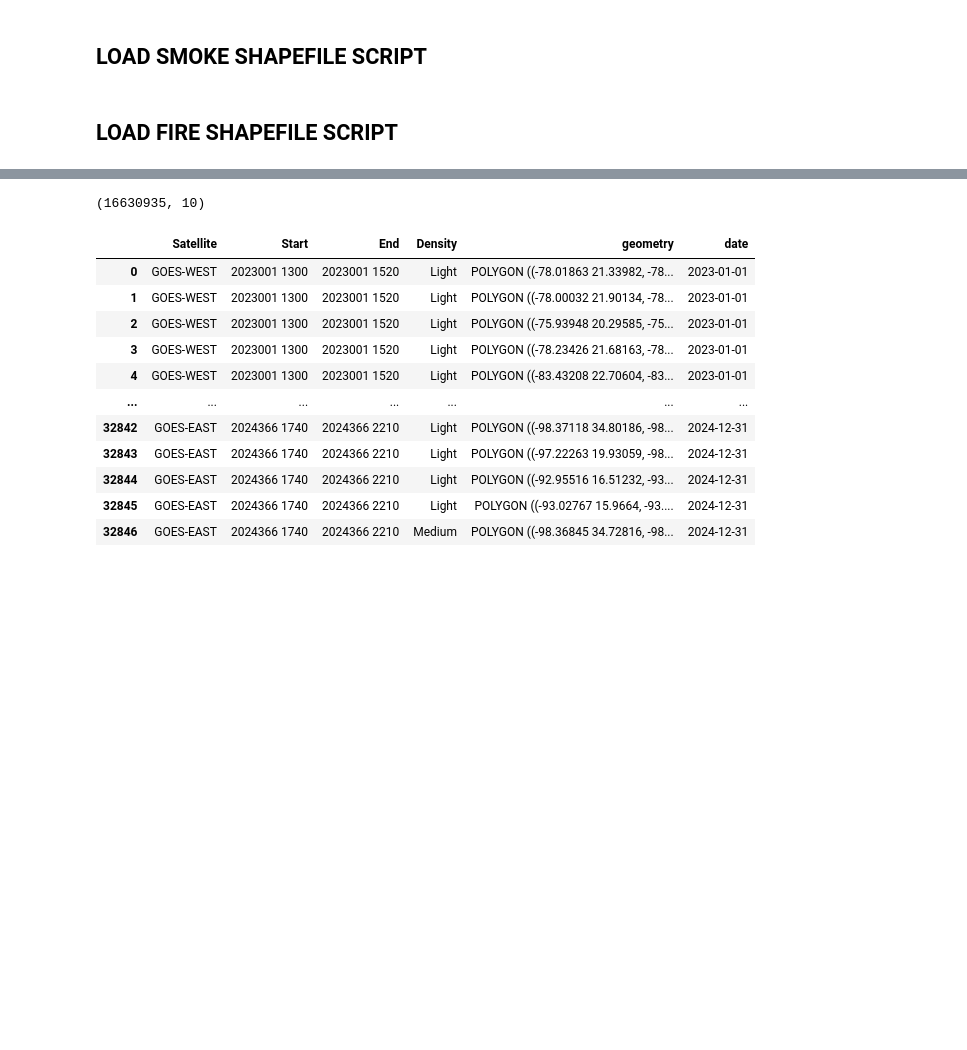
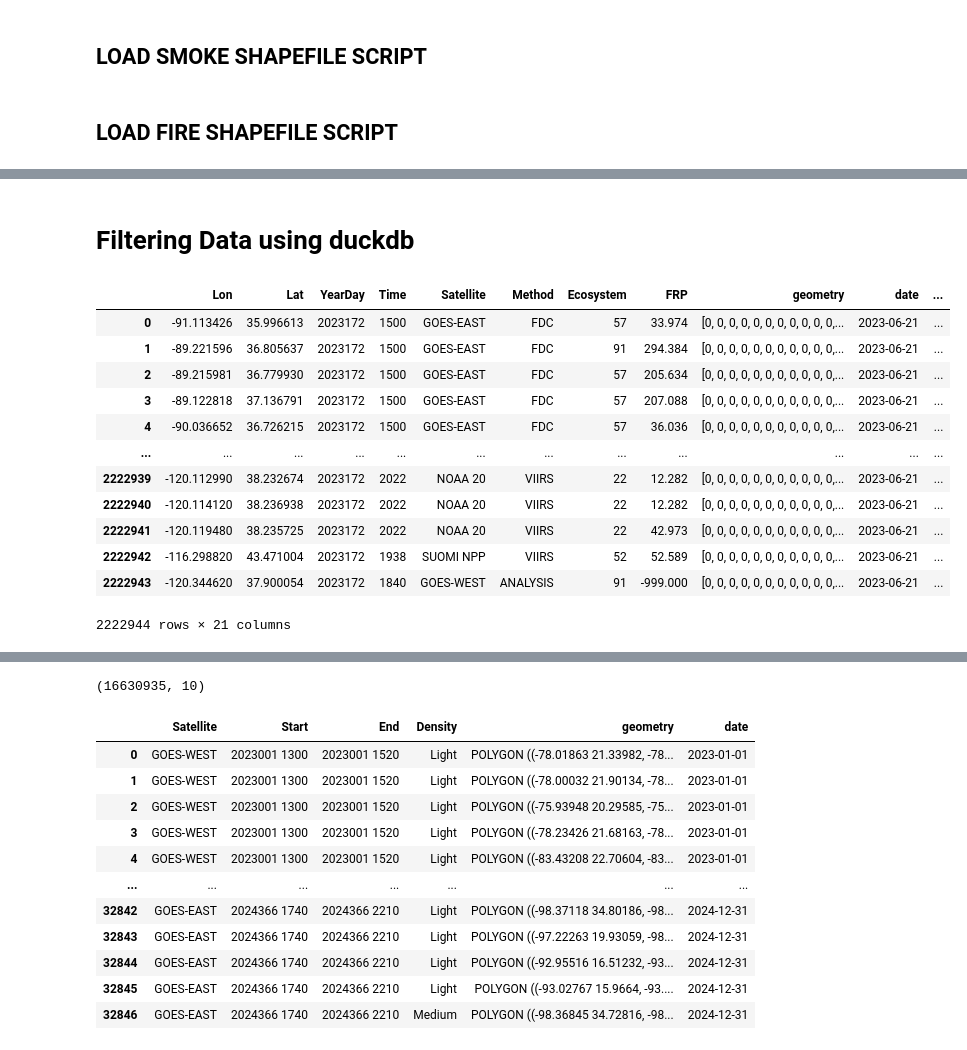
Before and after one commit to txchnothunder/Stats170BSeniorProject, a Jupyter notebook: Capstone.ipynb, the cells around one changed output, grey strips where cells are left out. Drawn from its saved outputs; the diff is of its cells as text; code cells hidden in the pictures; blank space fills up the shorter version.

Commit message:
created fire_smoke_matches.parquet which contains all fire and smoke matches from the given raw data... will continue and work with buffers

```diff
--- a/Capstone.ipynb
+++ b/Capstone.ipynb
@@ -122,0 +194,2 @@ else:
+# %% [markdown]
+# Filtering Data using duckdb
@@ -122,0 +200,24 @@ else:
+# %%
+df = con.execute("""
+    SELECT f.*, s.*
+    FROM 'fire_in_usa.parquet' f
+    JOIN 'smoke_in_usa.parquet' s
+    ON ST_Within(f.geometry, s.geometry)
+    WHERE f.datetime_full BETWEEN s.start_datetime AND s.end_datetime
+""").fetchdf()
+# %%
+df
+# %% [output]
+|  | Lon | Lat | YearDay | Time | Satellite | Method | Ecosystem | FRP | geometry | date | ... |
+| 0 | -91.113426 | 35.996613 | 2023172 | 1500 | GOES-EAST | FDC | 57 | 33.974 | [0, 0, 0, 0, 0, 0, 0, 0, 0, 0, 0,... | 2023-06-21 | ... |
+| 1 | -89.221596 | 36.805637 | 2023172 | 1500 | GOES-EAST | FDC | 91 | 294.384 | [0, 0, 0, 0, 0, 0, 0, 0, 0, 0, 0,... | 2023-06-21 | ... |
+| 2 | -89.215981 | 36.779930 | 2023172 | 1500 | GOES-EAST | FDC | 57 | 205.634 | [0, 0, 0, 0, 0, 0, 0, 0, 0, 0, 0,... | 2023-06-21 | ... |
+| 3 | -89.122818 | 37.136791 | 2023172 | 1500 | GOES-EAST | FDC | 57 | 207.088 | [0, 0, 0, 0, 0, 0, 0, 0, 0, 0, 0,... | 2023-06-21 | ... |
+| 4 | -90.036652 | 36.726215 | 2023172 | 1500 | GOES-EAST | FDC | 57 | 36.036 | [0, 0, 0, 0, 0, 0, 0, 0, 0, 0, 0,... | 2023-06-21 | ... |
+| ... | ... | ... | ... | ... | ... | ... | ... | ... | ... | ... | ... |
+| 2222939 | -120.112990 | 38.232674 | 2023172 | 2022 | NOAA 20 | VIIRS | 22 | 12.282 | [0, 0, 0, 0, 0, 0, 0, 0, 0, 0, 0,... | 2023-06-21 | ... |
+| 2222940 | -120.114120 | 38.236938 | 2023172 | 2022 | NOAA 20 | VIIRS | 22 | 12.282 | [0, 0, 0, 0, 0, 0, 0, 0, 0, 0, 0,... | 2023-06-21 | ... |
+| 2222941 | -120.119480 | 38.235725 | 2023172 | 2022 | NOAA 20 | VIIRS | 22 | 42.973 | [0, 0, 0, 0, 0, 0, 0, 0, 0, 0, 0,... | 2023-06-21 | ... |
+| 2222942 | -116.298820 | 43.471004 | 2023172 | 1938 | SUOMI NPP | VIIRS | 52 | 52.589 | [0, 0, 0, 0, 0, 0, 0, 0, 0, 0, 0,... | 2023-06-21 | ... |
+| 2222943 | -120.344620 | 37.900054 | 2023172 | 1840 | GOES-WEST | ANALYSIS | 91 | -999.000 | [0, 0, 0, 0, 0, 0, 0, 0, 0, 0, 0,... | 2023-06-21 | ... |
+2222944 rows × 21 columns
```
Also changed, not shown: parts of 38 cells of this notebook.
